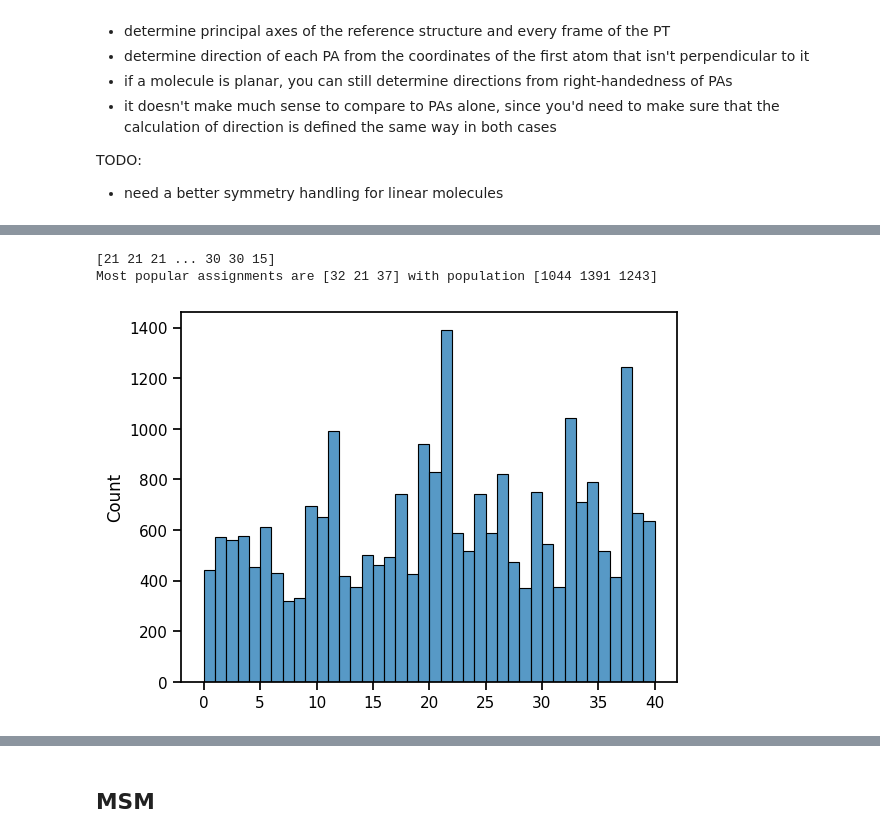
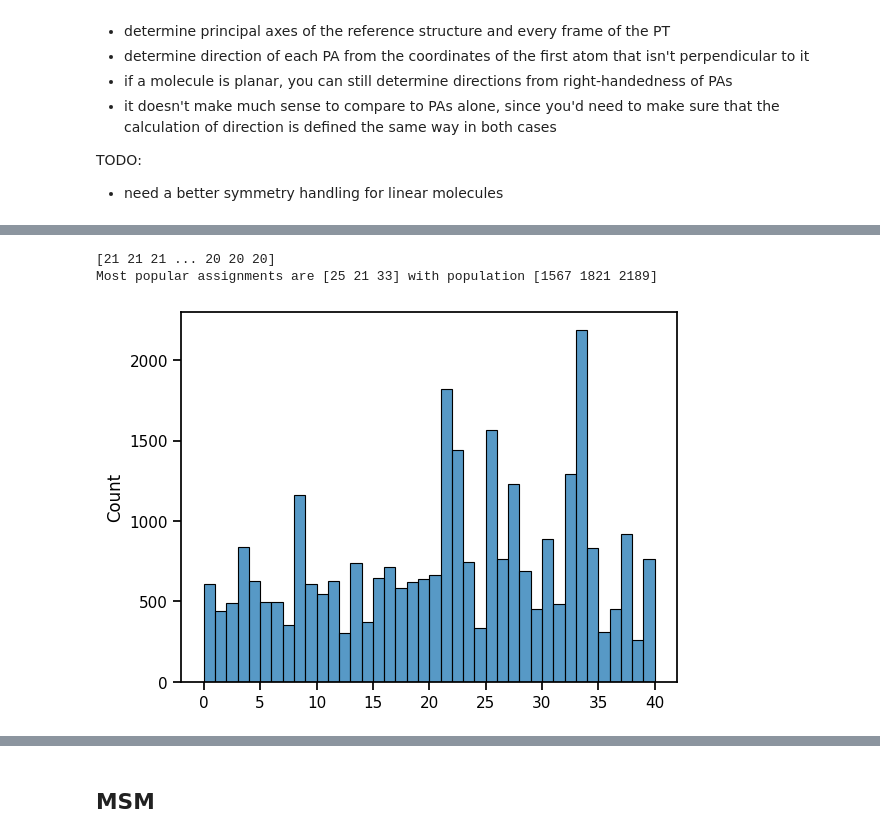
Before and after one commit to bkellerlab/molecularRotationalGrids, a Jupyter notebook: jupyter/Meeting_2024_02_14.ipynb, the cells around one changed output, grey strips where cells are left out. Saved outputs shown, nothing was run; the diff lists cells and outputs as text; code cells hidden in the pictures.

```diff
--- a/jupyter/Meeting_2024_02_14.ipynb
+++ b/jupyter/Meeting_2024_02_14.ipynb
@@ -468,13 +537,16 @@ vm.plot_frames_overlapping(np.random.choice(assigned_to_cell, 30))
 NGLWidget()
 # %%
 # test with a real trajectory: see how long it takes
-H2O_full_grid = FullGrid(b_grid_name="40", o_grid_name="42", t_grid_name="linspace(0.2, 1, 20)")
+H2O_full_grid = FullGrid(b_grid_name="40", o_grid_name="42", t_grid_name="linspace(0.2, 0.9, 20)",
+                        use_saved=False)
 
-sh = SimulationHistogram("H2O_H2O_0095_25000", "H2O", is_pt=False,
+# H2O_H2O_0095_25000
+sh = SimulationHistogram("H2O_H2O_0095_30000", "H2O", is_pt=False,
                              full_grid=H2O_full_grid,
-                             second_molecule_selection="bynum 4:6")
+                             second_molecule_selection="bynum 4:6",
+                         use_saved=False)
 
-print(f"Assigning 25000 frames to 40 quaternions")
+print(f"Assigning {len(sh.trajectory_universe.trajectory)} frames to {sh.full_grid.get_b_N()} quaternions")
 
 quaternion_assignments = sh.get_quaternion_assignments()
 # %% [output]
@@ -489,12 +554,12 @@ Assigning 25000 frames to 40 quaternions
 # %%
 # make a histogram of most populated quaternions
 print(quaternion_assignments)
-sns.histplot(quaternion_assignments, stat="count", bins=np.arange(41))
+sns.histplot(quaternion_assignments, stat="count", bins=np.arange(1+sh.full_grid.get_b_N()))
 
 popular, counts = np.unique(quaternion_assignments, return_counts=True)
 max_counts = k_argmax_in_array(counts, 3)
 print(f"Most popular assignments are {popular[max_counts]} with population {counts[max_counts]}")
 # %% [output]
-[21 21 21 ... 30 30 15]
-Most popular assignments are [32 21 37] with population [1044 1391 1243]
+[21 21 21 ... 20 20 20]
+Most popular assignments are [25 21 33] with population [1567 1821 2189]
-[figure, old version]
+[figure, new version]
```
Also changed, not shown: parts of 38 cells of this notebook, 2 other files.
